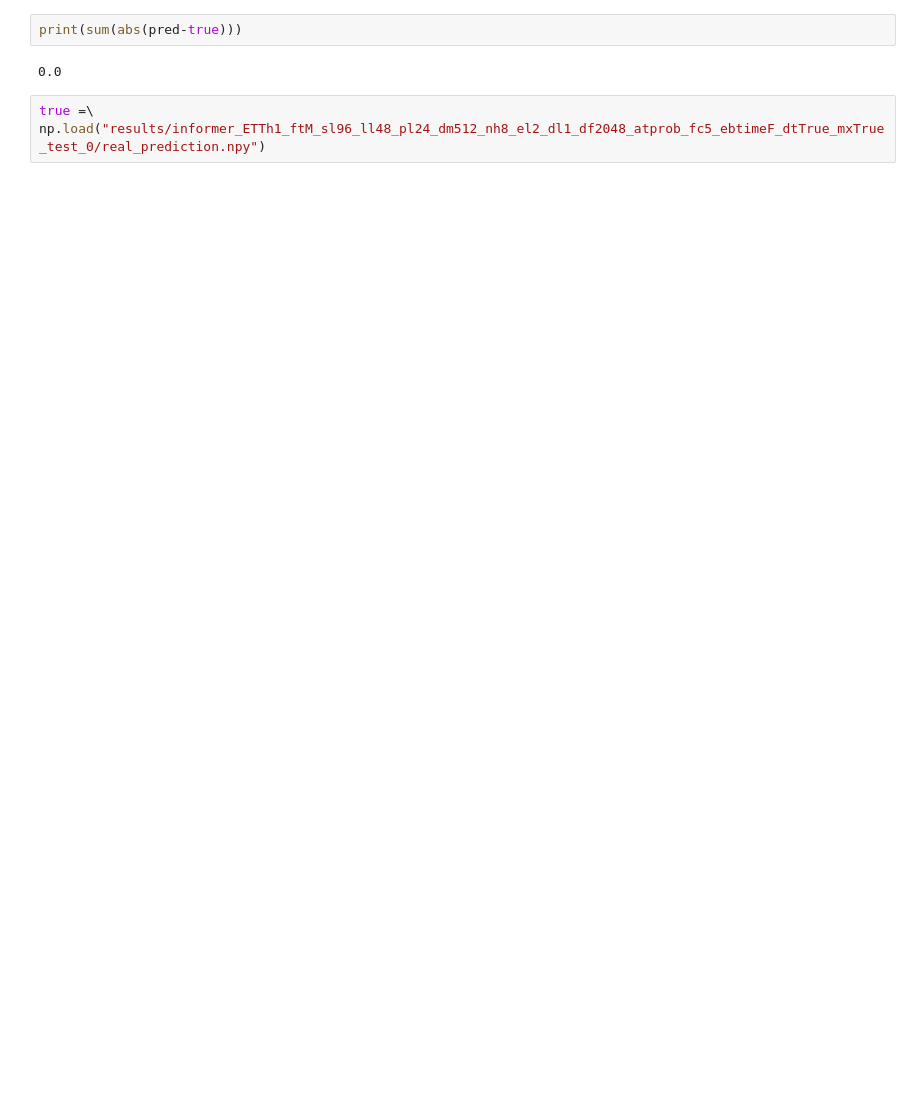
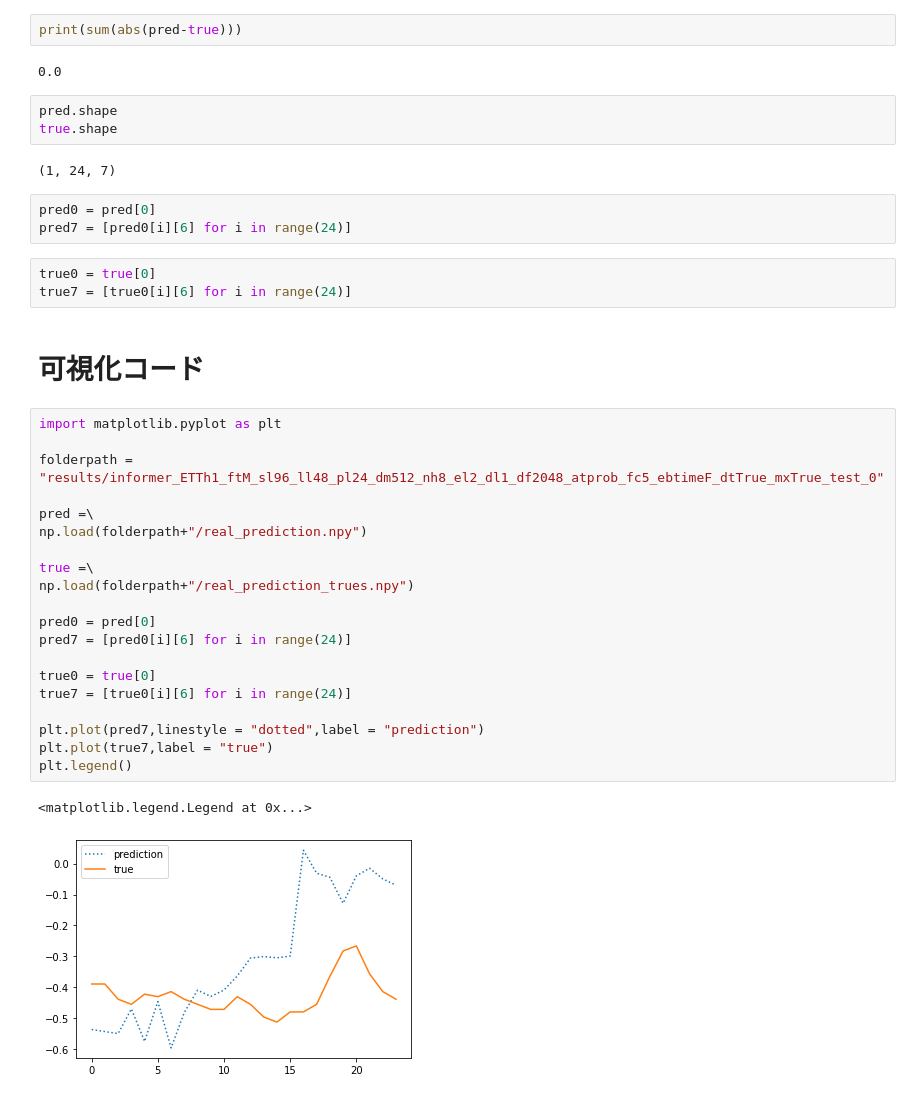
Before and after one commit to mkmysk123456789/Informer2020, a Jupyter notebook: ConfirmResult.ipynb, the cells around one changed output. Drawn from its saved outputs; the diff is of its cells as text; blank space fills up the shorter version.

```diff
--- a/ConfirmResult.ipynb
+++ b/ConfirmResult.ipynb
@@ -80,6 +16,39 @@ array([0., 0., 0., ..., 0., 0., 0.], dtype=float32)
 print(sum(abs(pred-true)))
 # %% [output]
 0.0
-# %%
-true =\
-np.load("results/informer_ETTh1_ftM_sl96_ll48_pl24_dm512_nh8_el2_dl1_df2048_atprob_fc5_ebtimeF_dtTrue_mxTrue_test_0/real_prediction.npy")
+# %%
+pred.shape
+true.shape
+# %% [output]
+(1, 24, 7)
+# %%
+pred0 = pred[0]
+pred7 = [pred0[i][6] for i in range(24)]
+# %%
+true0 = true[0]
+true7 = [true0[i][6] for i in range(24)]
+# %% [markdown]
+# 可視化コード
+# %%
+import matplotlib.pyplot as plt
+
+folderpath = "results/informer_ETTh1_ftM_sl96_ll48_pl24_dm512_nh8_el2_dl1_df2048_atprob_fc5_ebtimeF_dtTrue_mxTrue_test_0"
+
+pred =\
+np.load(folderpath+"/real_prediction.npy")
+
+true =\
+np.load(folderpath+"/real_prediction_trues.npy")
+
+pred0 = pred[0]
+pred7 = [pred0[i][6] for i in range(24)]
+
+true0 = true[0]
+true7 = [true0[i][6] for i in range(24)]
+
+plt.plot(pred7,linestyle = "dotted",label = "prediction")
+plt.plot(true7,label = "true")
+plt.legend()
+# %% [output]
+<matplotlib.legend.Legend at 0x...>
+[figure, added]
```
Also changed, not shown: parts of 14 cells of this notebook, 11 other files.
